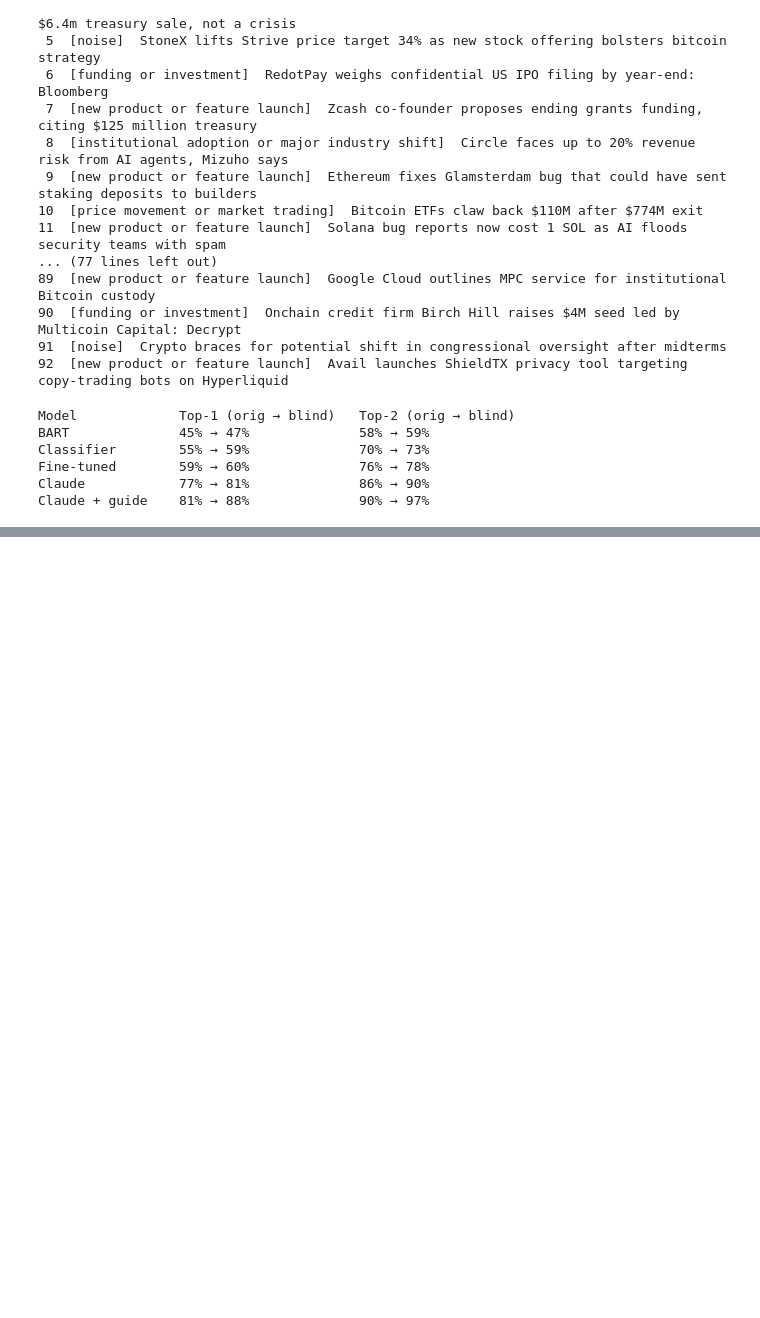
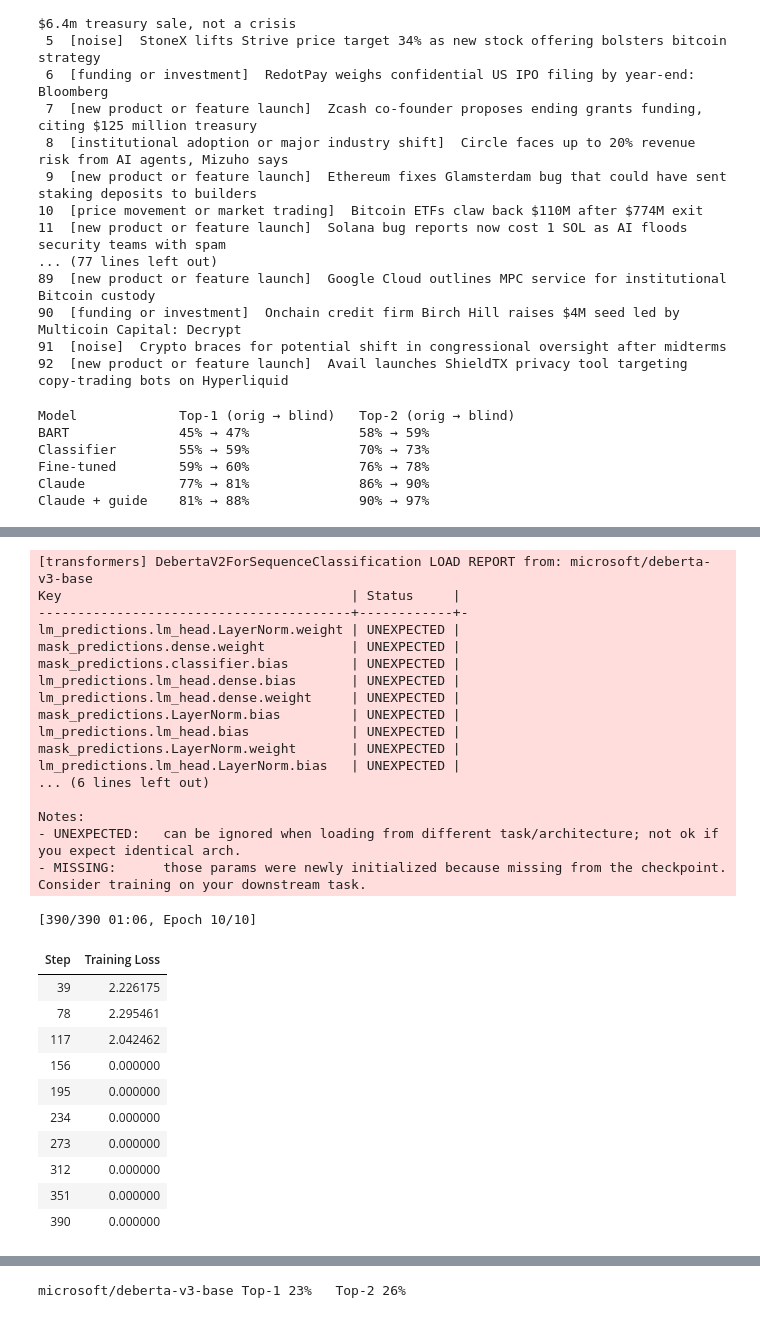
Before and after one commit to andresmqz/crypto-news-classifier, a Jupyter notebook: crypto_experiments.ipynb, the cells around one changed output, grey strips where cells are left out. Saved outputs shown, nothing was run; the diff lists cells and outputs as text; code cells hidden in the pictures; blank space fills up the shorter version.

```diff
--- a/crypto_experiments.ipynb
+++ b/crypto_experiments.ipynb
@@ -992,0 +1364,55 @@ Claude + guide    81% → 88%              90% → 97%
+# %%
+base, f = "microsoft/deberta-v3-base", "deberta"
+tok = AutoTokenizer.from_pretrained(base)
+
+def to_ds(df):
+    ds = Dataset.from_dict({"text": df.headline.tolist(),
+                            "label": [label2id[l] for l in df.label]})
+    return ds.map(lambda b: tok(b["text"], truncation=True, max_length=64), batched=True)
+
+m = AutoModelForSequenceClassification.from_pretrained(
+    base, num_labels=len(names), id2label=id2label, label2id=label2id)
+args = TrainingArguments(
+    output_dir="/content/ft-deberta", num_train_epochs=10, learning_rate=1e-5,
+    per_device_train_batch_size=16, weight_decay=0.01, warmup_steps=39,
+    fp16=False, logging_strategy="epoch", save_strategy="no", report_to="none", seed=42)
+t = Trainer(model=m, args=args, train_dataset=to_ds(train_r2),
+            data_collator=DataCollatorWithPadding(tok))
+t.train()
+
+ranked = t.predict(to_ds(test_r2)).predictions.argsort(axis=1)[:, ::-1]
+p = test_r2[["headline", "label"]].copy()
+p["first"] = [id2label[i] for i in ranked[:, 0]]
+p["second"] = [id2label[i] for i in ranked[:, 1]]
+p.to_csv(f"{DIR}/r2_preds_deberta.csv", index=False)
+score(p, base)
+# %% [output]
+[transformers] DebertaV2ForSequenceClassification LOAD REPORT from: microsoft/deberta-v3-base
+Key                                     | Status     |
+----------------------------------------+------------+-
+lm_predictions.lm_head.LayerNorm.weight | UNEXPECTED |
+mask_predictions.dense.weight           | UNEXPECTED |
+mask_predictions.classifier.bias        | UNEXPECTED |
+lm_predictions.lm_head.dense.bias       | UNEXPECTED |
+lm_predictions.lm_head.dense.weight     | UNEXPECTED |
+mask_predictions.LayerNorm.bias         | UNEXPECTED |
+lm_predictions.lm_head.bias             | UNEXPECTED |
+mask_predictions.LayerNorm.weight       | UNEXPECTED |
+lm_predictions.lm_head.LayerNorm.bias   | UNEXPECTED |
+... (6 lines left out)
+
+Notes:
+- UNEXPECTED:   can be ignored when loading from different task/architecture; not ok if you expect identical arch.
+- MISSING:      those params were newly initialized because missing from the checkpoint. Consider training on your downstream task.
+[390/390 01:06, Epoch 10/10]
+| Step | Training Loss |
+| 39 | 2.226175 |
+| 78 | 2.295461 |
+| 117 | 2.042462 |
+| 156 | 0.000000 |
+| 195 | 0.000000 |
+| 234 | 0.000000 |
+| 273 | 0.000000 |
+| 312 | 0.000000 |
+| 351 | 0.000000 |
+| 390 | 0.000000 |
@@ -992,0 +1420 @@ Claude + guide    81% → 88%              90% → 97%
+microsoft/deberta-v3-base Top-1 23%   Top-2 26%
```
Also changed, not shown: parts of 17 cells of this notebook.
